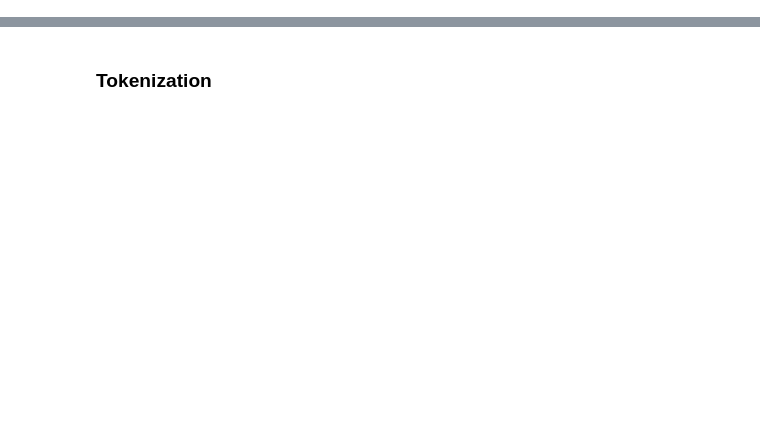
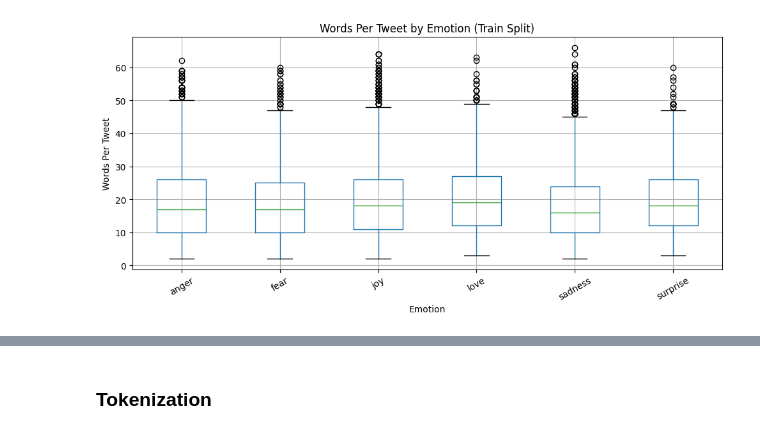
Before and after one commit to devpatel0005/Sentira-AI, a Jupyter notebook: Emotion_detection.ipynb, the cells around one changed output, grey strips where cells are left out. Drawn from its saved outputs; the diff is of its cells as text; code cells hidden in the pictures; blank space fills up the shorter version.

Commit message:
Done the Data analysis and preprocessing and tokenizing of the twittter tweet dataset for emotion detection.

```diff
--- a/Emotion_detection.ipynb
+++ b/Emotion_detection.ipynb
@@ -52,3 +5,10 @@ val_data = dataset["validation"]
+# %%
+from datasets import load_dataset
+
+emotion = load_dataset('emotion')
+emotion.set_format(type='pandas')
+# %%
+dataset=emotion
 # %%
 dataset
 # %% [output]
@@ -117,0 +45,3 @@ Notes:
+# %%
+classes = dataset['train'].features['label'].names
+classes
@@ -117,0 +50,3 @@ Notes:
+# %%
+dataset = dataset.with_format('python')
+dataset = dataset.map(lambda x: {'label_name': classes[x['label']]})
@@ -117,0 +112,16 @@ Notes:
+# %%
+train_word_count = pd.DataFrame({
+    'label_name': dataset['train']['label_name'],
+    'Words Per Tweet': [len(str(t).split()) for t in dataset['train']['text']]
+})
+
+train_word_count.boxplot('Words Per Tweet', by='label_name', figsize=(10, 5))
+plt.title('Words Per Tweet by Emotion (Train Split)')
+plt.suptitle('')
+plt.xlabel('Emotion')
+plt.ylabel('Words Per Tweet')
+plt.xticks(rotation=30)
+plt.tight_layout()
+plt.show()
+# %% [output]
+[figure, added]
```
Also changed, not shown: parts of 40 cells of this notebook.
